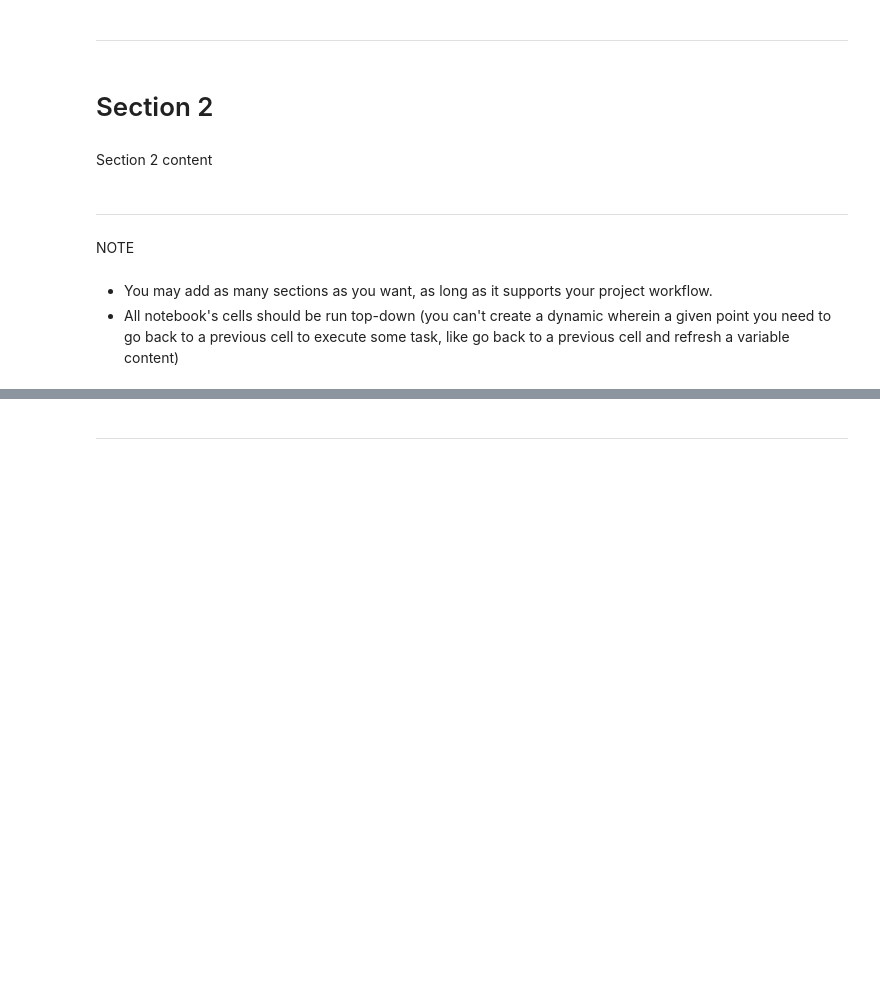
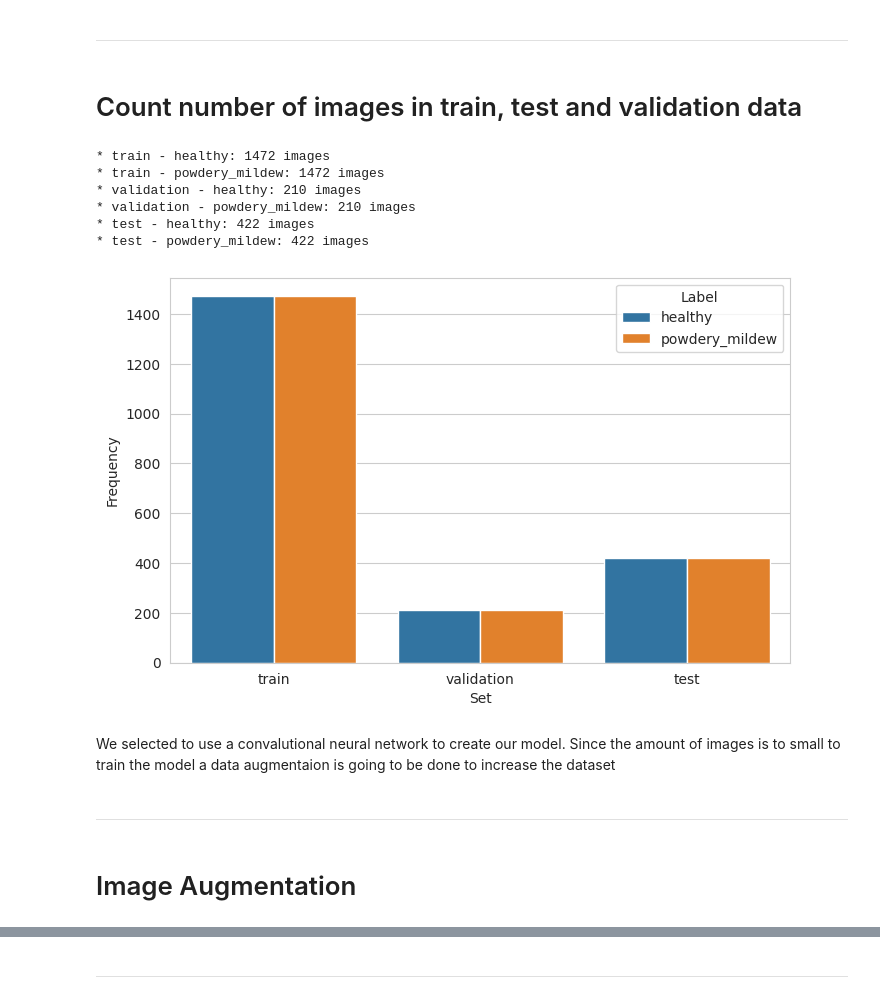
Before and after one commit to Luisg882/Mildew-Detection-in-Cherry-Leaves, a Jupyter notebook: jupyter_notebooks/03 ModelTraining.ipynb, the cells around one changed output, grey strips where cells are left out. Drawn from its saved outputs; the diff is of its cells as text; code cells hidden in the pictures; blank space fills up the shorter version.

```diff
--- a/jupyter_notebooks/03 ModelTraining.ipynb
+++ b/jupyter_notebooks/03 ModelTraining.ipynb
@@ -122,7 +123,7 @@ from skimage.transform import resize
 # Create a dictionaty with all direcories
 datasets = {
     'train': train_path,
-    'test': train_path,
+    'test': test_path,
     'validation': val_path
 }
 
@@ -186,14 +187,41 @@ image_average_size
 (100, 100, 3)
 # %% [markdown]
 ---
-# %% [markdown]
-# Section 2
-# %% [markdown]
-Section 2 content
+# %% [markdown]
+# Count number of images in train, test and validation data
+# %%
+df_freq = pd.DataFrame([])
+for folder in ['train', 'validation', 'test']:
+    for label in labels:
+        df_freq = df_freq.append(
+            pd.Series(data={'Set': folder,
+                            'Label': label,
+                            'Frequency': int(len(os.listdir(my_data_dir + '/' + folder + '/' + label)))}
+                      ),
+            ignore_index=True
+        )
+
+        print(
+            f"* {folder} - {label}: {len(os.listdir(my_data_dir+'/'+ folder + '/' + label))} images")
+
+print("\n")
+sns.set_style("whitegrid")
+plt.figure(figsize=(8, 5))
+sns.barplot(data=df_freq, x='Set', y='Frequency', hue='Label')
+plt.savefig(f'{file_path}/labels_distribution.png',
+            bbox_inches='tight', dpi=150)
+plt.show()
+# %% [output]
+* train - healthy: 1472 images
+* train - powdery_mildew: 1472 images
+* validation - healthy: 210 images
+* validation - powdery_mildew: 210 images
+* test - healthy: 422 images
+* test - powdery_mildew: 422 images
+[figure, added]
+# %% [markdown]
+We selected to use a convalutional neural network to create our model. Since the amount of images is to small to train the model a data augmentaion is going to be done to increase the dataset
 # %% [markdown]
 ---
-# %% [markdown]
-NOTE
-# %% [markdown]
-* You may add as many sections as you want, as long as it supports your project workflow.
-* All notebook's cells should be run top-down (you can't create a dynamic wherein a given point you need to go back to a previous cell to execute some task, like go back to a previous cell and refresh a variable content)
+# %% [markdown]
+# Image Augmentation
```
Also changed, not shown: parts of 18 cells of this notebook, 2 other files.
